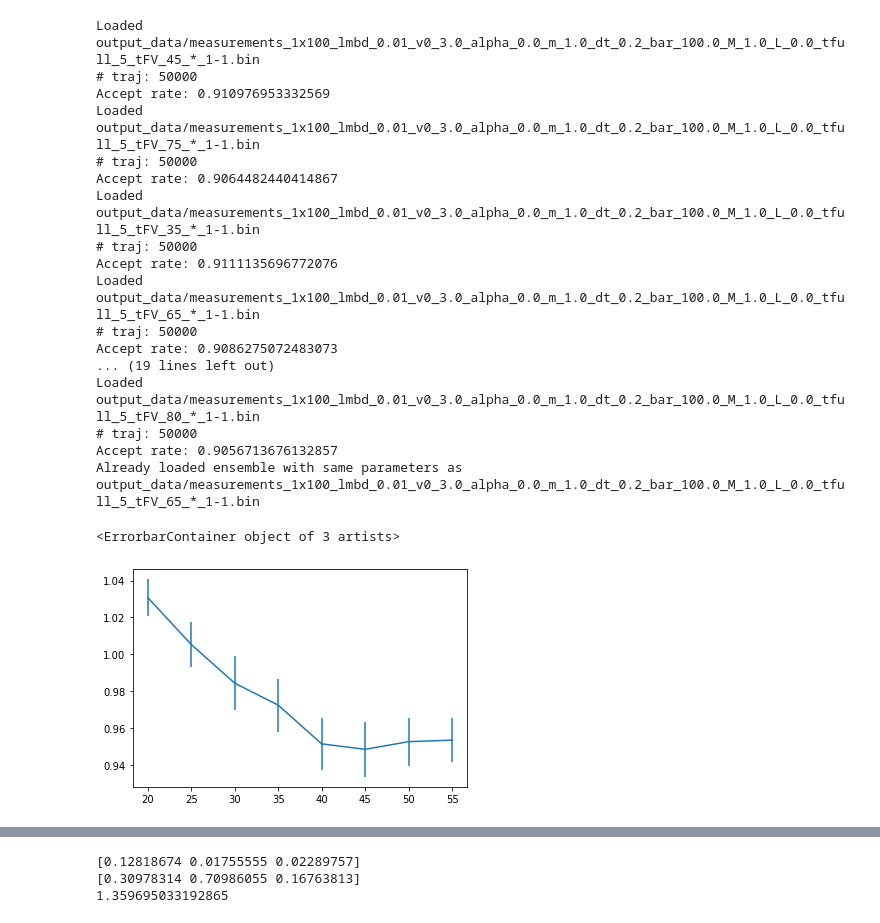
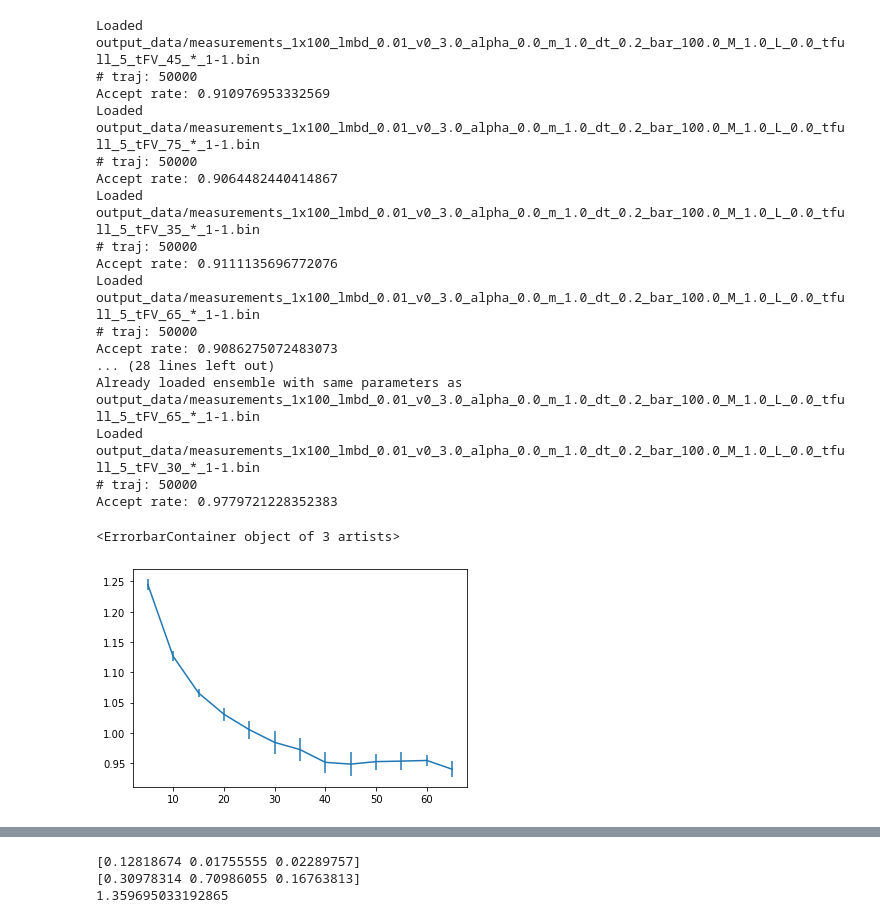
Before and after one commit to jinluchang/Qlattice, a Jupyter notebook: applications/false-vacuum-decay/false_vacuum_decay.ipynb, the cells around one changed output, grey strips where cells are left out. Cells and saved outputs as stored; diff of their text form; code cells hidden in the pictures.

```diff
--- a/applications/false-vacuum-decay/false_vacuum_decay.ipynb
+++ b/applications/false-vacuum-decay/false_vacuum_decay.ipynb
@@ -36,7 +35,7 @@ date = "*" #datetime.datetime.now().date()
 fileid = f"{total_site[0]}x{total_site[3]}_lmbd_{lmbd}_v0_{v0}_alpha_{alpha}_m_{m_particle}_dt_{dt}_bar_{barrier_strength}_M_{M}_L_{L}_tfull_{t_full}_tFV_{t_FV}_{date}_{version}"
 
 cutoff = 10000
-block_size = 2000
+block_size = 10000
 
 measurements = Data(Nt, cutoff, block_size)
 measurements.load(f"output_data/measurements_{fileid}.bin")
@@ -53,36 +52,36 @@ Accept rate: 0.9111135696772076
 Loaded output_data/measurements_1x100_lmbd_0.01_v0_3.0_alpha_0.0_m_1.0_dt_0.2_bar_100.0_M_1.0_L_0.0_tfull_5_tFV_65_*_1-1.bin
 # traj: 50000
 Accept rate: 0.9086275072483073
-... (19 lines left out)
-Loaded output_data/measurements_1x100_lmbd_0.01_v0_3.0_alpha_0.0_m_1.0_dt_0.2_bar_100.0_M_1.0_L_0.0_tfull_5_tFV_80_*_1-1.bin
+... (28 lines left out)
+Already loaded ensemble with same parameters as output_data/measurements_1x100_lmbd_0.01_v0_3.0_alpha_0.0_m_1.0_dt_0.2_bar_100.0_M_1.0_L_0.0_tfull_5_tFV_65_*_1-1.bin
+Loaded output_data/measurements_1x100_lmbd_0.01_v0_3.0_alpha_0.0_m_1.0_dt_0.2_bar_100.0_M_1.0_L_0.0_tfull_5_tFV_30_*_1-1.bin
 # traj: 50000
-Accept rate: 0.9056713676132857
-Already loaded ensemble with same parameters as output_data/measurements_1x100_lmbd_0.01_v0_3.0_alpha_0.0_m_1.0_dt_0.2_bar_100.0_M_1.0_L_0.0_tfull_5_tFV_65_*_1-1.bin
+Accept rate: 0.9779721228352383
 # %%
 sfs = list(measurements.delta_actions_t_FV)
 sfs.sort(key=lambda x: float(measurements.get_param(x, "tFV")))
 
 dSs = []
 dS_errs = []
 t_TVs = []
 
-for sf in sfs[:-3]:
+for sf in sfs[1:]:
     blocks = measurements.get_exp_Ebar_blocks(sf)
     dS, err = jk.get_errors_from_blocks(np.mean(blocks), blocks)
     dSs.append(dS)
     dS_errs.append(err)
     t_TVs.append(measurements.get_t_TV(sf))
 
 ratios = []
 for i in range(len(dSs)):
     #t_TVs.append(t_TV_tdse[i][0])
     #ratios.append(corr_tdse[i][1]/corr_tdse[i][0])
     ratios.append(dSs[i])
 
 plt.errorbar(t_TVs, dSs, yerr=dS_errs)
 # %% [output]
 <ErrorbarContainer object of 3 artists>
-[figure, old version]
+[figure, new version]
 # %%
 t_full_tdse = 1.0
 t_total_tdse = 20.0
```
Also changed, not shown: parts of 10 cells of this notebook, 3 other files.
